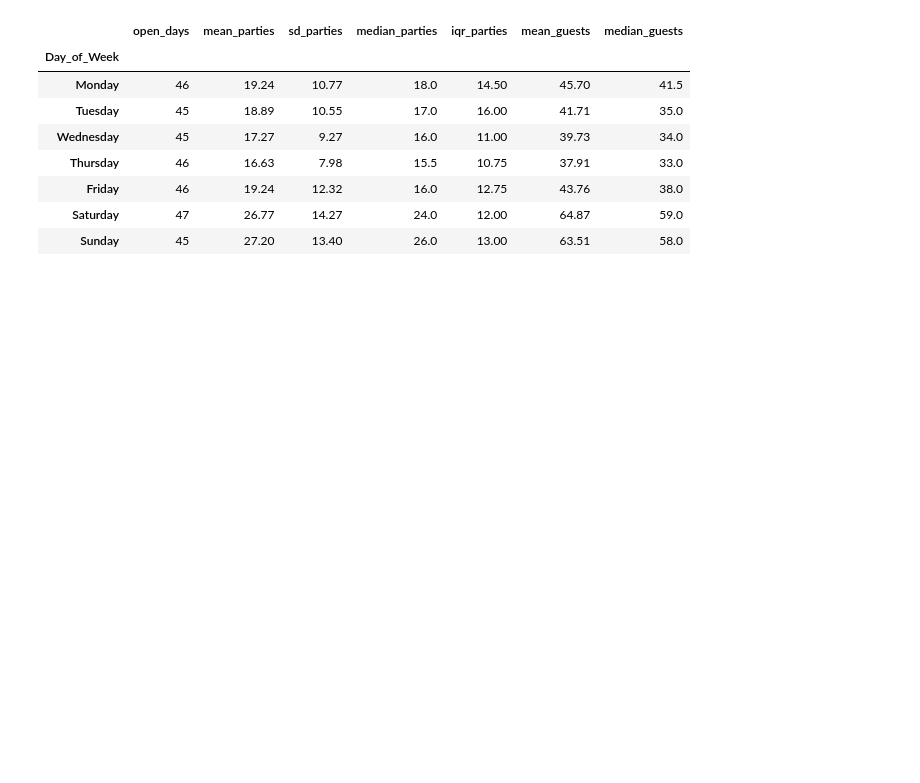
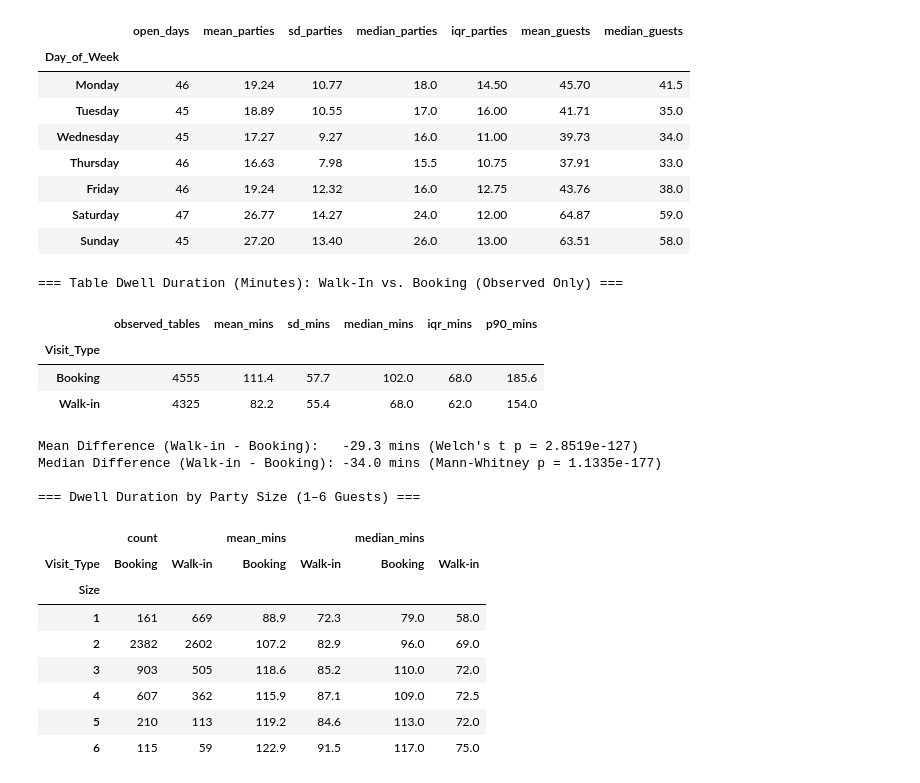
Before and after one commit to RiccoFlores/Python, a Jupyter notebook: WalkIN.ipynb, the cells around one changed output. Cells and saved outputs as stored; diff of their text form; code cells hidden in the pictures; blank space fills up the shorter version.

```diff
--- a/WalkIN.ipynb
+++ b/WalkIN.ipynb
@@ -318,3 +318,69 @@ Total operating days analyzed: 320
 | Friday | 46 | 19.24 | 12.32 | 16.0 | 12.75 | 43.76 | 38.0 |
 | Saturday | 47 | 26.77 | 14.27 | 24.0 | 12.00 | 64.87 | 59.0 |
 | Sunday | 45 | 27.20 | 13.40 | 26.0 | 13.00 | 63.51 | 58.0 |
+# %%
+from scipy import stats
+
+# 1. Filter to genuine (non-imputed) dwell durations within valid bounds (10–360 mins)
+observed_df = df_GC[
+    (~df_GC['Was_Imputed']) &
+    (df_GC['dwell_minutes'] >= 10) &
+    (df_GC['dwell_minutes'] <= 360)
+].copy()
+
+# 2. Summary statistics by Visit_Type
+duration_stats = (
+    observed_df.groupby('Visit_Type')['dwell_minutes']
+    .agg(
+        observed_tables='count',
+        mean_mins='mean',
+        sd_mins='std',
+        median_mins='median',
+        iqr_mins=lambda x: x.quantile(0.75) - x.quantile(0.25),
+        p90_mins=lambda x: x.quantile(0.90)
+    )
+    .round(1)
+)
+
+print("=== Table Dwell Duration (Minutes): Walk-In vs. Booking (Observed Only) ===")
+display(duration_stats)
+
+# 3. Statistical significance tests
+walk_dur = observed_df.loc[observed_df['Visit_Type'] == 'Walk-in', 'dwell_minutes']
+book_dur = observed_df.loc[observed_df['Visit_Type'] == 'Booking', 'dwell_minutes']
+
+u_stat, p_mw = stats.mannwhitneyu(walk_dur, book_dur, alternative='two-sided')
+t_stat, p_t = stats.ttest_ind(walk_dur, book_dur, equal_var=False)
+
+print(f"\nMean Difference (Walk-in - Booking):   {walk_dur.mean() - book_dur.mean():+.1f} mins (Welch's t p = {p_t:.4e})")
+print(f"Median Difference (Walk-in - Booking): {walk_dur.median() - book_dur.median():+.1f} mins (Mann-Whitney p = {p_mw:.4e})")
+
+# 4. Control for Party Size (to check if walk-ins are shorter simply because parties are smaller)
+size_dwell = (
+    observed_df[observed_df['Size'].between(1, 6)]
+    .groupby(['Size', 'Visit_Type'])['dwell_minutes']
+    .agg(count='count', mean_mins='mean', median_mins='median')
+    .unstack()
+    .round(1)
+)
+print("\n=== Dwell Duration by Party Size (1–6 Guests) ===")
+display(size_dwell)
+# %% [output]
+=== Table Dwell Duration (Minutes): Walk-In vs. Booking (Observed Only) ===
+|  | observed_tables | mean_mins | sd_mins | median_mins | iqr_mins | p90_mins |
+| Visit_Type |  |  |  |  |  |  |
+| Booking | 4555 | 111.4 | 57.7 | 102.0 | 68.0 | 185.6 |
+| Walk-in | 4325 | 82.2 | 55.4 | 68.0 | 62.0 | 154.0 |
+Mean Difference (Walk-in - Booking):   -29.3 mins (Welch's t p = 2.8519e-127)
+Median Difference (Walk-in - Booking): -34.0 mins (Mann-Whitney p = 1.1335e-177)
+
+=== Dwell Duration by Party Size (1–6 Guests) ===
+|  | count |  | mean_mins |  | median_mins |  |
+| Visit_Type | Booking | Walk-in | Booking | Walk-in | Booking | Walk-in |
+| Size |  |  |  |  |  |  |
+| 1 | 161 | 669 | 88.9 | 72.3 | 79.0 | 58.0 |
+| 2 | 2382 | 2602 | 107.2 | 82.9 | 96.0 | 69.0 |
+| 3 | 903 | 505 | 118.6 | 85.2 | 110.0 | 72.0 |
+| 4 | 607 | 362 | 115.9 | 87.1 | 109.0 | 72.5 |
+| 5 | 210 | 113 | 119.2 | 84.6 | 113.0 | 72.0 |
+| 6 | 115 | 59 | 122.9 | 91.5 | 117.0 | 75.0 |
```
Also changed, not shown: parts of 2 cells of this notebook.
